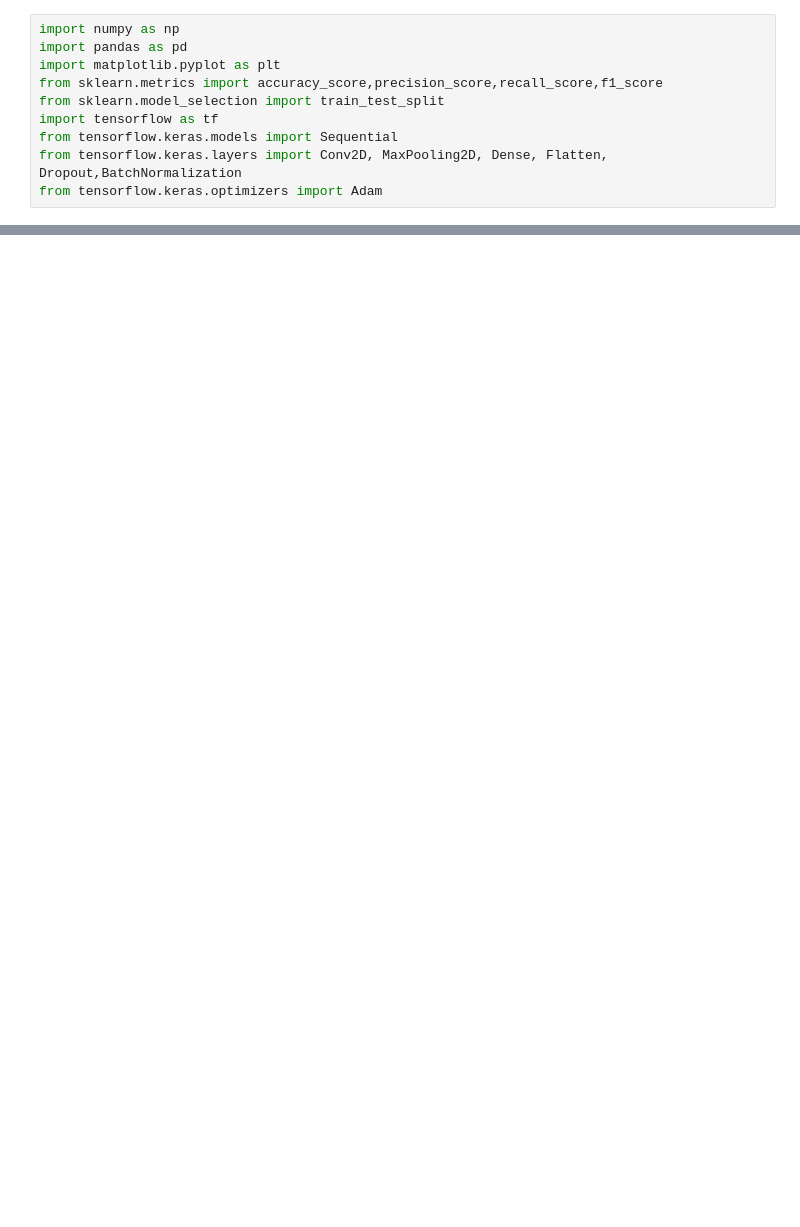
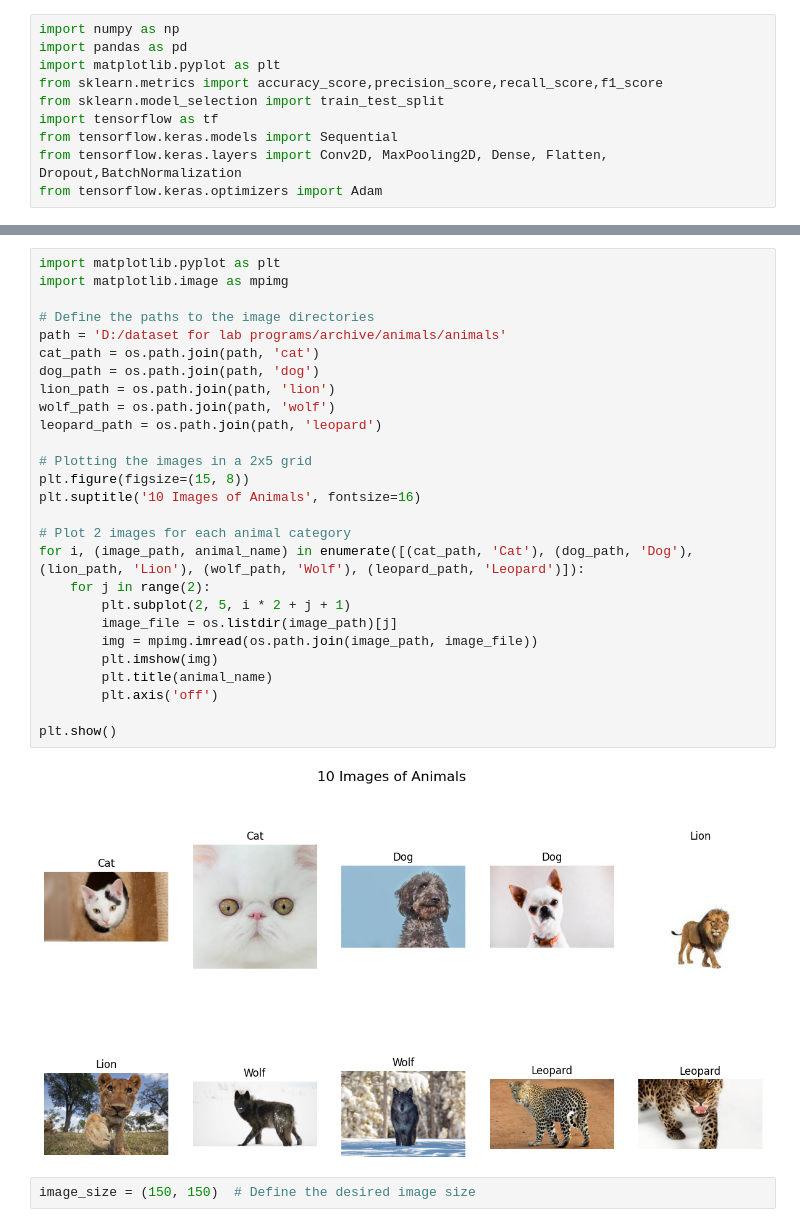
Before and after one commit to joshIsac/DeepLearningLab, a Jupyter notebook: DL__lab5_CNN.ipynb, the cells around one changed output, grey strips where cells are left out. Drawn from its saved outputs; the diff is of its cells as text; blank space fills up the shorter version.

Commit message:
committed after changing the dataset

```diff
--- a/DL__lab5_CNN.ipynb
+++ b/DL__lab5_CNN.ipynb
@@ -99,0 +34,31 @@ X_val, X_test, y_val, y_test = train_test_split(X_val_test, y_val_test, test_siz
+# %%
+import matplotlib.pyplot as plt
+import matplotlib.image as mpimg
+
+# Define the paths to the image directories
+path = 'D:/dataset for lab programs/archive/animals/animals'
+cat_path = os.path.join(path, 'cat')
+dog_path = os.path.join(path, 'dog')
+lion_path = os.path.join(path, 'lion')
+wolf_path = os.path.join(path, 'wolf')
+leopard_path = os.path.join(path, 'leopard')
+
+# Plotting the images in a 2x5 grid
+plt.figure(figsize=(15, 8))
+plt.suptitle('10 Images of Animals', fontsize=16)
+
+# Plot 2 images for each animal category
+for i, (image_path, animal_name) in enumerate([(cat_path, 'Cat'), (dog_path, 'Dog'), (lion_path, 'Lion'), (wolf_path, 'Wolf'), (leopard_path, 'Leopard')]):
+    for j in range(2):
+        plt.subplot(2, 5, i * 2 + j + 1)
+        image_file = os.listdir(image_path)[j]
+        img = mpimg.imread(os.path.join(image_path, image_file))
+        plt.imshow(img)
+        plt.title(animal_name)
+        plt.axis('off')
+
+plt.show()
+# %% [output]
+[figure, added]
+# %%
+image_size = (150, 150)  # Define the desired image size
```
Also changed, not shown: parts of 9 cells of this notebook.
